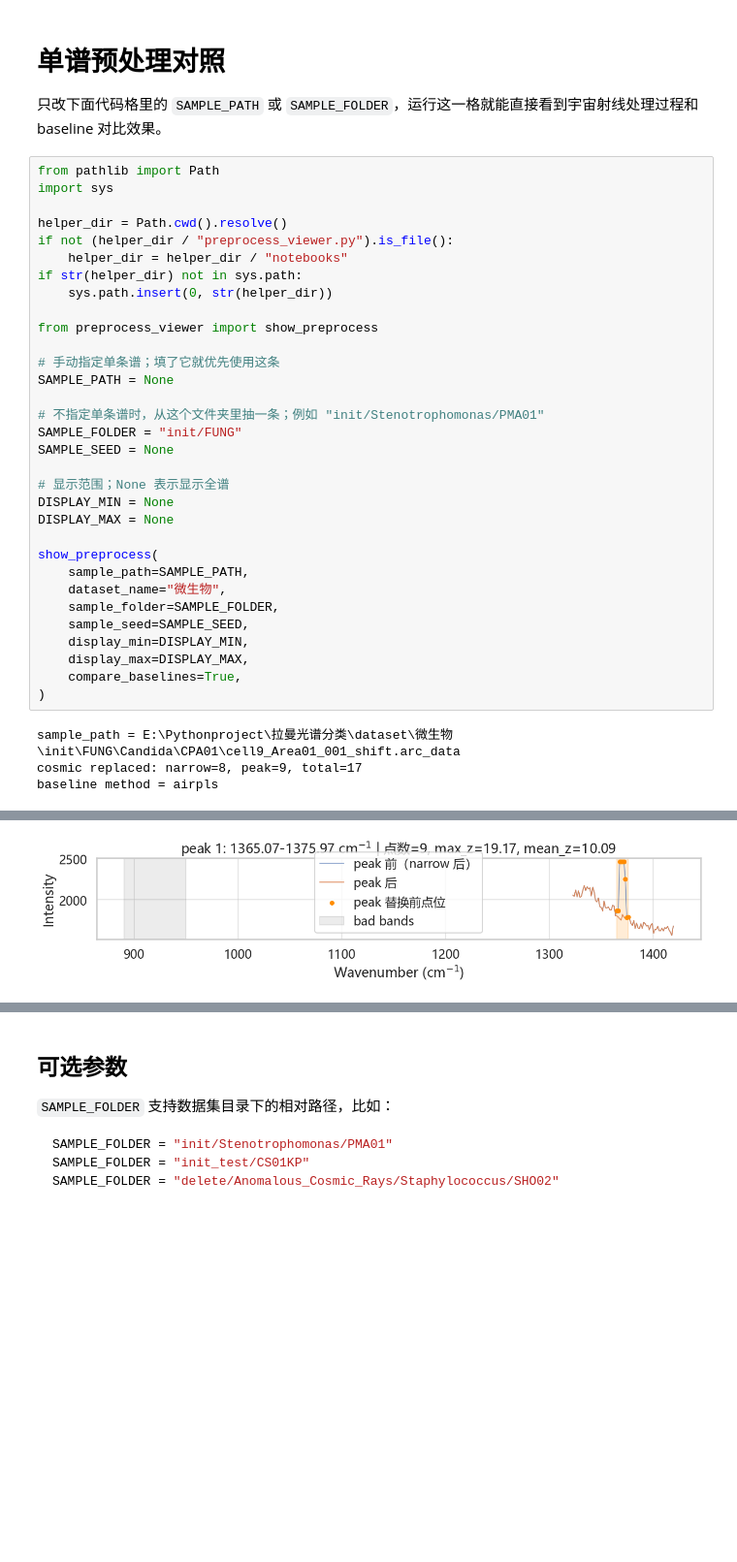
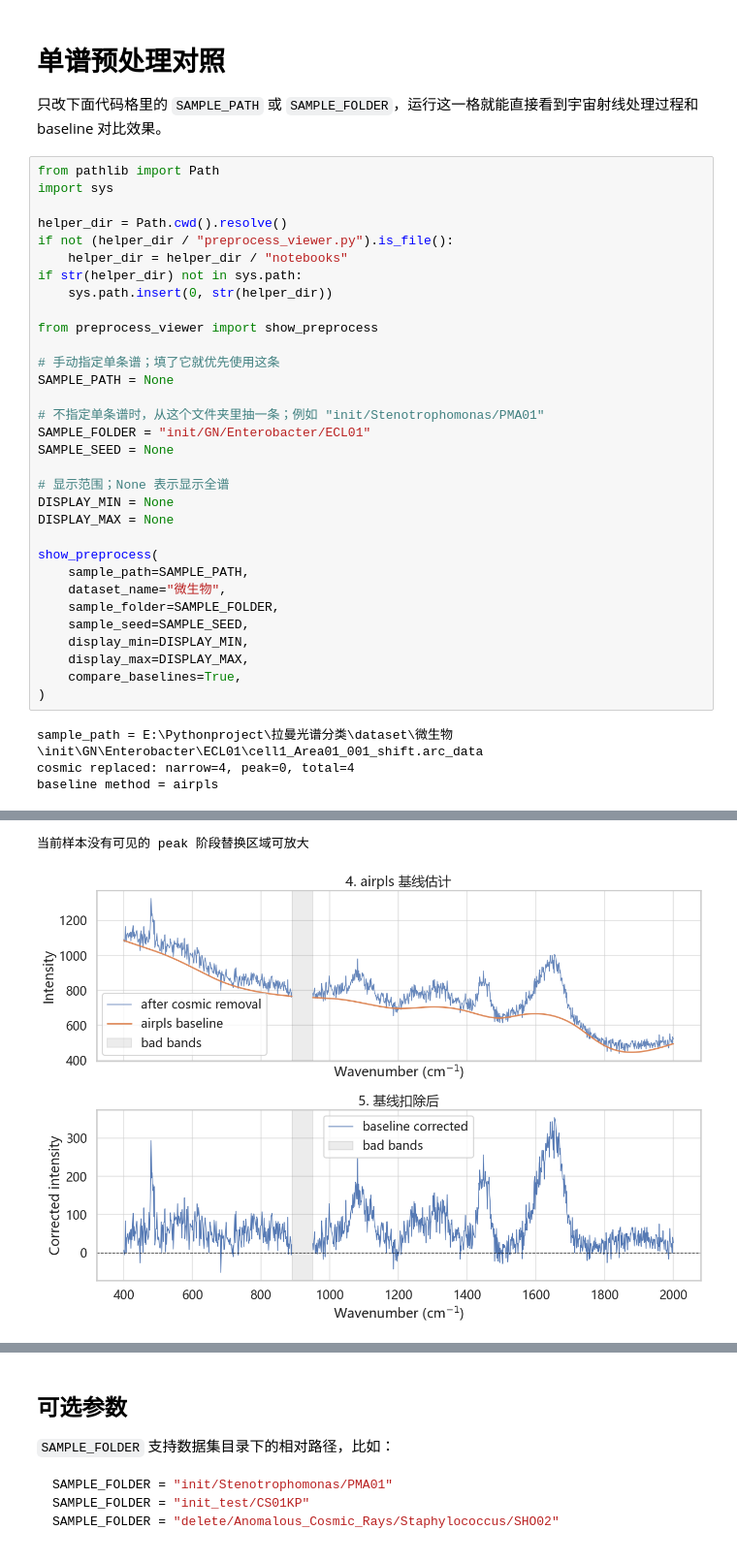
Before and after one commit to YaoHui-Wu06022/Bacterial-Raman-Spectroscopy-Classification, a Jupyter notebook: notebooks/Cosmic_Ray_and_Baseline_Correction.ipynb, the cells around one changed output, grey strips where cells are left out. Shown at 97% size. Cells and saved outputs as stored; diff of their text form; blank space fills up the shorter version.

```diff
--- a/notebooks/Cosmic_Ray_and_Baseline_Correction.ipynb
+++ b/notebooks/Cosmic_Ray_and_Baseline_Correction.ipynb
@@ -18,7 +18,7 @@ from preprocess_viewer import show_preprocess
 SAMPLE_PATH = None
 
 # 不指定单条谱时，从这个文件夹里抽一条；例如 "init/Stenotrophomonas/PMA01"
-SAMPLE_FOLDER = "init/FUNG"
+SAMPLE_FOLDER = "init/GN/Enterobacter/ECL01"
 SAMPLE_SEED = None
 
 # 显示范围；None 表示显示全谱
@@ -35,6 +35,6 @@ show_preprocess(
     compare_baselines=True,
 )
 # %% [output]
-sample_path = E:\Pythonproject\拉曼光谱分类\dataset\微生物\init\FUNG\Candida\CPA01\cell9_Area01_001_shift.arc_data
-cosmic replaced: narrow=8, peak=9, total=17
+sample_path = E:\Pythonproject\拉曼光谱分类\dataset\微生物\init\GN\Enterobacter\ECL01\cell1_Area01_001_shift.arc_data
+cosmic replaced: narrow=4, peak=0, total=4
 baseline method = airpls
@@ -43 +43,2 @@ baseline method = airpls
+当前样本没有可见的 peak 阶段替换区域可放大
-[figure, old version]
+[figure, new version]
```
Also changed, not shown: parts of 1 cell of this notebook, 31 other files.
